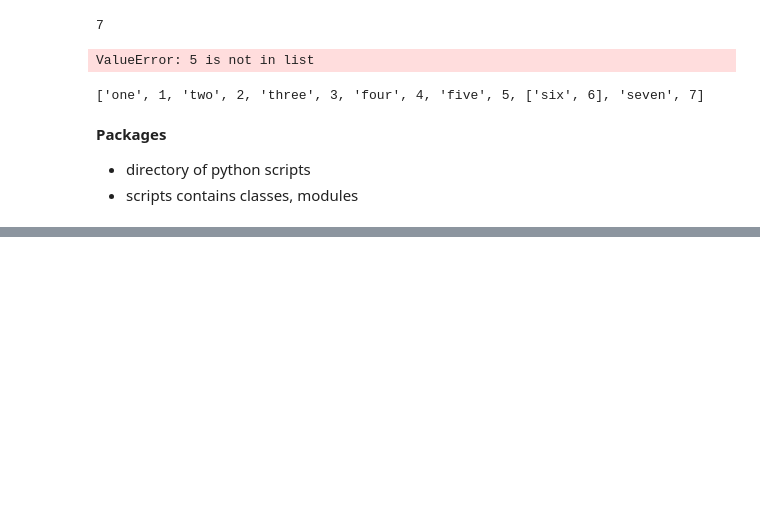
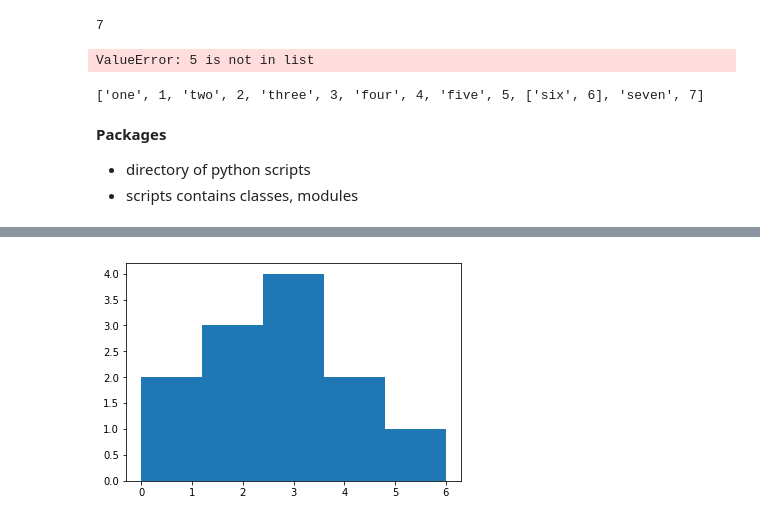
Before and after one commit to RekhaChandrasekaran/100-Days-Of-Data-Science, a Jupyter notebook: 1 - DataCamp Basics.ipynb, the cells around one changed output, grey strips where cells are left out. Saved outputs shown, nothing was run; the diff lists cells and outputs as text; code cells hidden in the pictures; blank space fills up the shorter version.

```diff
--- a/1 - DataCamp Basics.ipynb
+++ b/1 - DataCamp Basics.ipynb
@@ -85,0 +182,8 @@ arr1 = np.array(list_2)
+# %%
+values = [0,0.6,1.4,1.6,2.2,2.5,2.6,3.2,3.5,3.9,4.2,6]
+
+# histogram
+plt.hist(values, bins = 5)
+plt.show()
+# %% [output]
+[figure, added]
```
Also changed, not shown: parts of 44 cells of this notebook, 3 other files.
